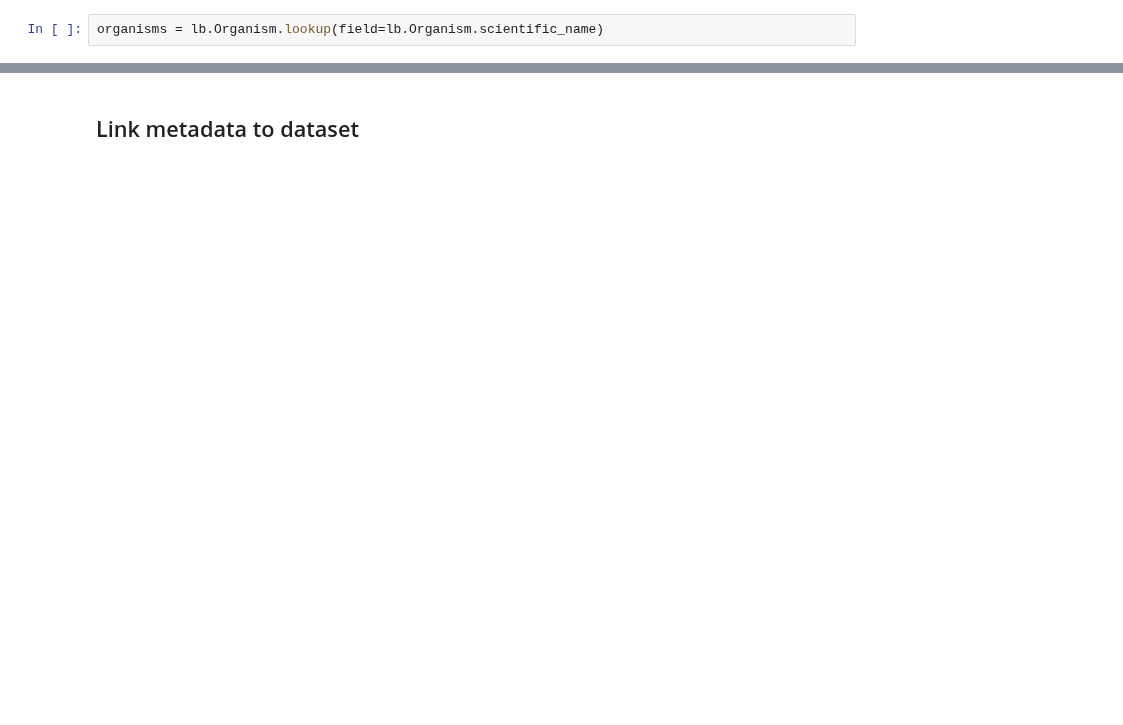
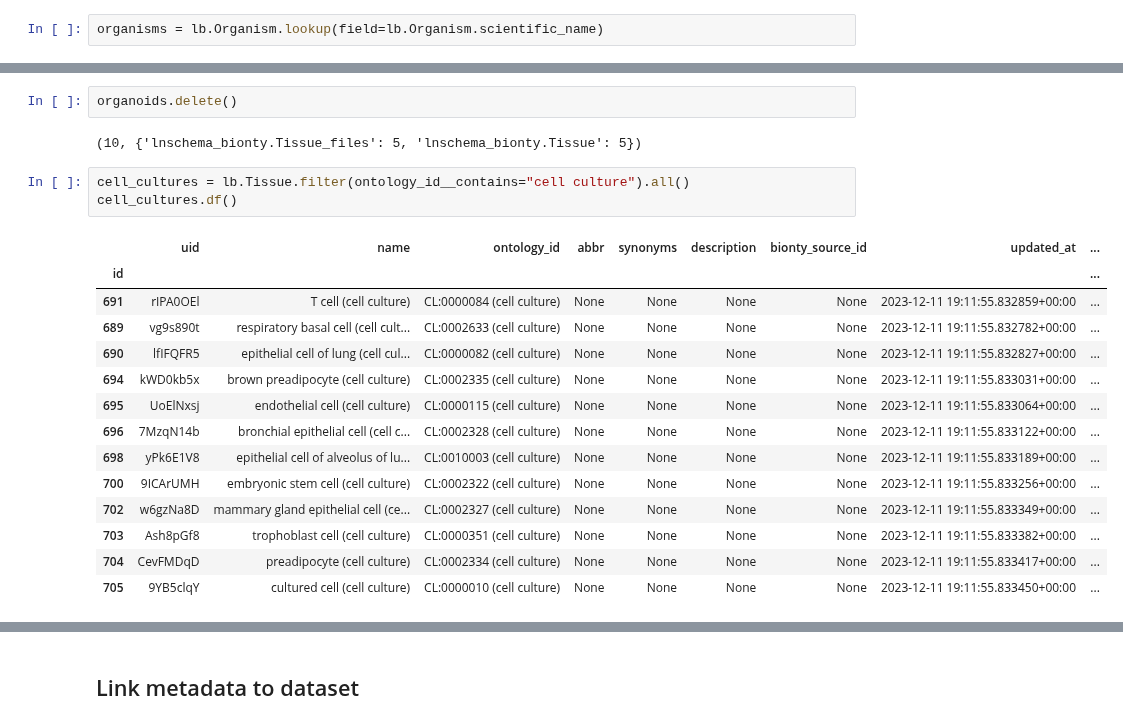
Before and after one commit to laminlabs/cellxgene-lamin, a Jupyter notebook: docs/notebooks/census-release-2023-12-06.ipynb, the cells around one changed output, grey strips where cells are left out. Saved outputs shown, nothing was run; the diff lists cells and outputs as text; blank space fills up the shorter version.

```diff
--- a/docs/notebooks/census-release-2023-12-06.ipynb
+++ b/docs/notebooks/census-release-2023-12-06.ipynb
@@ -526,0 +553,22 @@ Features:
+# %%
+organoids.delete()
+# %% [output]
+(10, {'lnschema_bionty.Tissue_files': 5, 'lnschema_bionty.Tissue': 5})
+# %%
+cell_cultures = lb.Tissue.filter(ontology_id__contains="cell culture").all()
+cell_cultures.df()
+# %% [output]
+|  | uid | name | ontology_id | abbr | synonyms | description | bionty_source_id | updated_at | ... |
+| id |  |  |  |  |  |  |  |  | ... |
+| 691 | rIPA0OEl | T cell (cell culture) | CL:0000084 (cell culture) | None | None | None | None | 2023-12-11 19:11:55.832859+00:00 | ... |
+| 689 | vg9s890t | respiratory basal cell (cell cult... | CL:0002633 (cell culture) | None | None | None | None | 2023-12-11 19:11:55.832782+00:00 | ... |
+| 690 | lfIFQFR5 | epithelial cell of lung (cell cul... | CL:0000082 (cell culture) | None | None | None | None | 2023-12-11 19:11:55.832827+00:00 | ... |
+| 694 | kWD0kb5x | brown preadipocyte (cell culture) | CL:0002335 (cell culture) | None | None | None | None | 2023-12-11 19:11:55.833031+00:00 | ... |
+| 695 | UoElNxsj | endothelial cell (cell culture) | CL:0000115 (cell culture) | None | None | None | None | 2023-12-11 19:11:55.833064+00:00 | ... |
+| 696 | 7MzqN14b | bronchial epithelial cell (cell c... | CL:0002328 (cell culture) | None | None | None | None | 2023-12-11 19:11:55.833122+00:00 | ... |
+| 698 | yPk6E1V8 | epithelial cell of alveolus of lu... | CL:0010003 (cell culture) | None | None | None | None | 2023-12-11 19:11:55.833189+00:00 | ... |
+| 700 | 9ICArUMH | embryonic stem cell (cell culture) | CL:0002322 (cell culture) | None | None | None | None | 2023-12-11 19:11:55.833256+00:00 | ... |
+| 702 | w6gzNa8D | mammary gland epithelial cell (ce... | CL:0002327 (cell culture) | None | None | None | None | 2023-12-11 19:11:55.833349+00:00 | ... |
+| 703 | Ash8pGf8 | trophoblast cell (cell culture) | CL:0000351 (cell culture) | None | None | None | None | 2023-12-11 19:11:55.833382+00:00 | ... |
+| 704 | CevFMDqD | preadipocyte (cell culture) | CL:0002334 (cell culture) | None | None | None | None | 2023-12-11 19:11:55.833417+00:00 | ... |
+| 705 | 9YB5clqY | cultured cell (cell culture) | CL:0000010 (cell culture) | None | None | None | None | 2023-12-11 19:11:55.833450+00:00 | ... |
```
Also changed, not shown: parts of 26 cells of this notebook.
